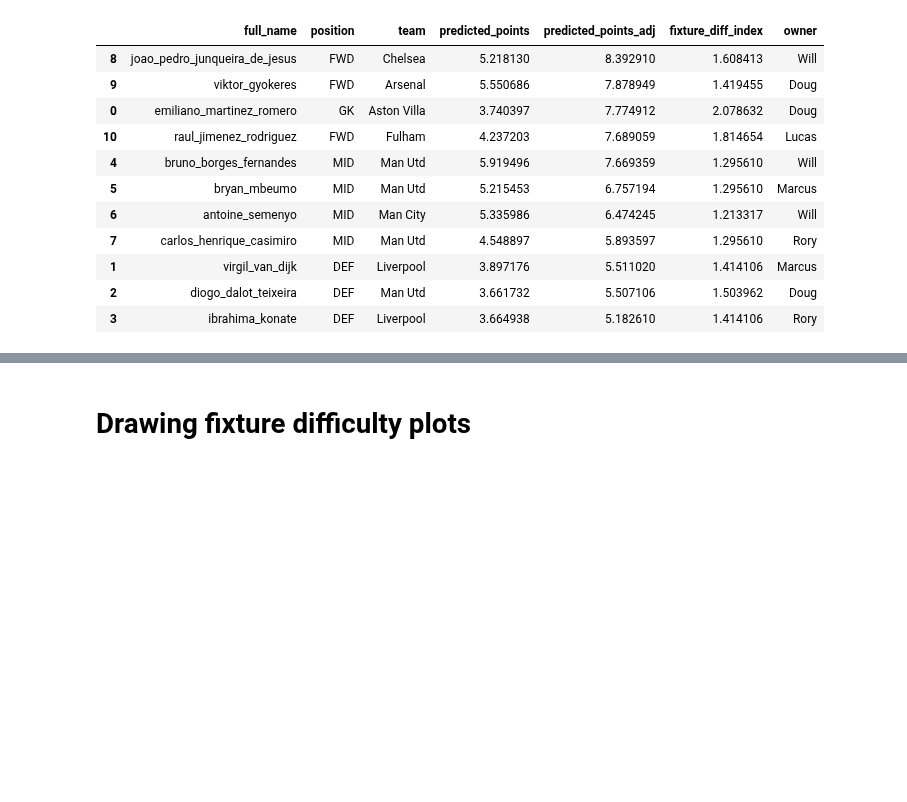
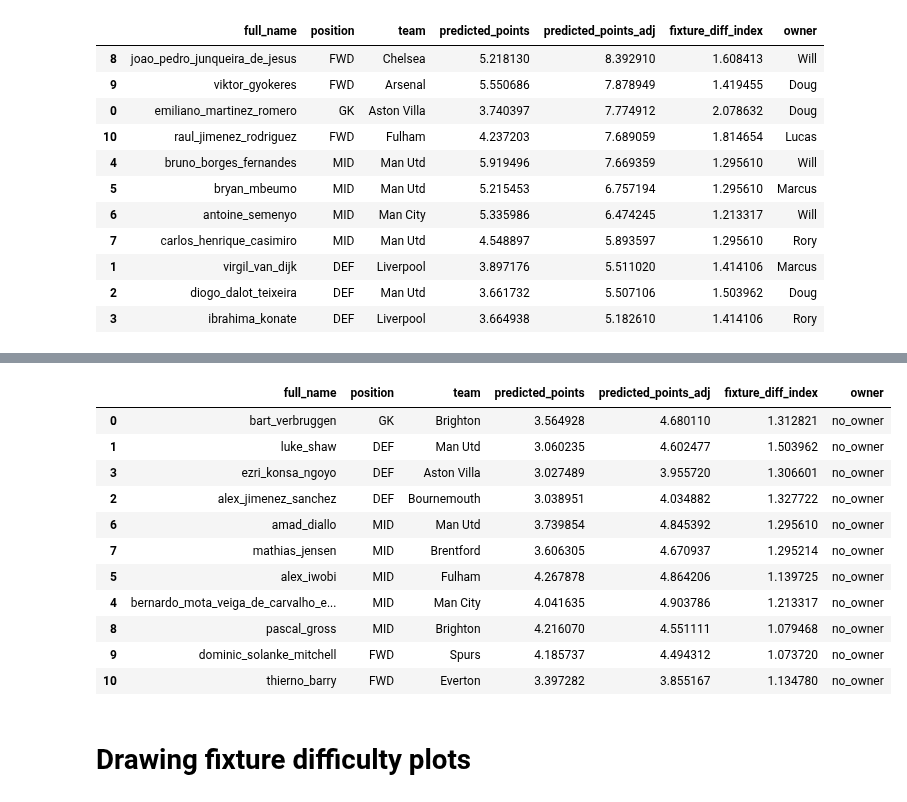
Before and after one commit to doug-ellis/draft_fpl_2526, a Jupyter notebook: transfer/outputs/looking_gw28.ipynb, the cells around one changed output, grey strips where cells are left out. Drawn from its saved outputs; the diff is of its cells as text; code cells hidden in the pictures; blank space fills up the shorter version.

```diff
--- a/transfer/outputs/looking_gw28.ipynb
+++ b/transfer/outputs/looking_gw28.ipynb
@@ -208,3 +208,8 @@ b
 | 1 | virgil_van_dijk | DEF | Liverpool | 3.897176 | 5.511020 | 1.414106 | Marcus |
 | 2 | diogo_dalot_teixeira | DEF | Man Utd | 3.661732 | 5.507106 | 1.503962 | Doug |
 | 3 | ibrahima_konate | DEF | Liverpool | 3.664938 | 5.182610 | 1.414106 | Rory |
+# %%
+for owner in df_sorted['owner'].unique():
+    print(owner)
+    a, b = get_best_11(df_sorted.query(f'owner=="{owner}"'))
+    print(b['predicted_points_adj'].sum().round(1))
@@ -211,3 +231,24 @@ b
+# %%
+# Sort b by 'position' in custom order: GK, DEF, MID, FWD
+position_order = {"GK": 0, "DEF": 1, "MID": 2, "FWD": 3}
+b_sorted = b.copy()
+b_sorted["position_order"] = b_sorted["position"].map(position_order)
+b_sorted = b_sorted.sort_values("position_order").drop(columns=["position_order"])
+b = b_sorted
+b
+# %% [output]
+|  | full_name | position | team | predicted_points | predicted_points_adj | fixture_diff_index | owner |
+| 0 | bart_verbruggen | GK | Brighton | 3.564928 | 4.680110 | 1.312821 | no_owner |
+| 1 | luke_shaw | DEF | Man Utd | 3.060235 | 4.602477 | 1.503962 | no_owner |
+| 3 | ezri_konsa_ngoyo | DEF | Aston Villa | 3.027489 | 3.955720 | 1.306601 | no_owner |
+| 2 | alex_jimenez_sanchez | DEF | Bournemouth | 3.038951 | 4.034882 | 1.327722 | no_owner |
+| 6 | amad_diallo | MID | Man Utd | 3.739854 | 4.845392 | 1.295610 | no_owner |
+| 7 | mathias_jensen | MID | Brentford | 3.606305 | 4.670937 | 1.295214 | no_owner |
+| 5 | alex_iwobi | MID | Fulham | 4.267878 | 4.864206 | 1.139725 | no_owner |
+| 4 | bernardo_mota_veiga_de_carvalho_e... | MID | Man City | 4.041635 | 4.903786 | 1.213317 | no_owner |
+| 8 | pascal_gross | MID | Brighton | 4.216070 | 4.551111 | 1.079468 | no_owner |
+| 9 | dominic_solanke_mitchell | FWD | Spurs | 4.185737 | 4.494312 | 1.073720 | no_owner |
+| 10 | thierno_barry | FWD | Everton | 3.397282 | 3.855167 | 1.134780 | no_owner |
 # %% [markdown]
 # Drawing fixture difficulty plots
 # %%
```
Also changed, not shown: parts of 2 cells of this notebook.
